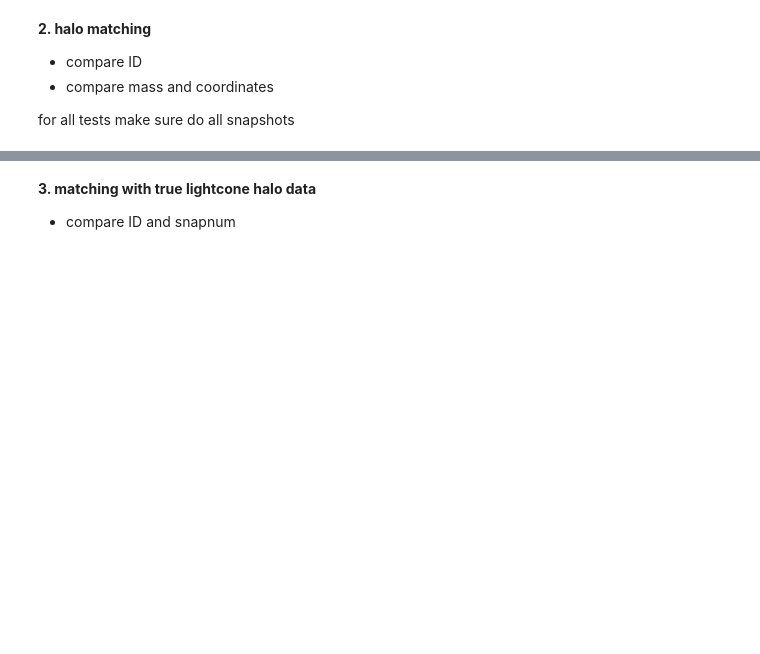
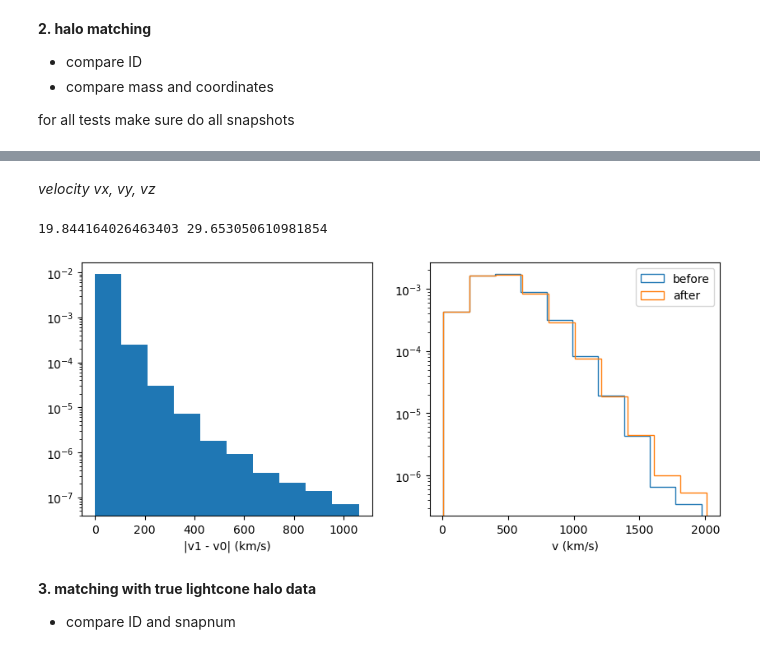
Before and after one commit to YujieH3/anisotropy-flamingo, a Jupyter notebook: notebooks/43debug_a_halo_crossing.ipynb, the cells around one changed output, grey strips where cells are left out. Cells and saved outputs as stored; diff of their text form; code cells hidden in the pictures; blank space fills up the shorter version.

```diff
--- a/notebooks/43debug_a_halo_crossing.ipynb
+++ b/notebooks/43debug_a_halo_crossing.ipynb
@@ -91,3 +119,43 @@ plt.show()
+# %% [markdown]
+*velocity vx, vy, vz*
+# %%
+import numpy as np
+x0 = np.array([])
+y0 = np.array([])
+z0 = np.array([])
+x1 = np.array([])
+y1 = np.array([])
+z1 = np.array([])
+
+with h5py.File('../data/halo_crossing.hdf5', 'r') as f:
+    for snapnum in [77, 76, 75, 74, 73, 72]:
+        x0 = np.concatenate((x0, f[f'lightcone0000/spacelike/Snapshot{snapnum:04d}/Vx'][:]))
+        y0 = np.concatenate((y0, f[f'lightcone0000/spacelike/Snapshot{snapnum:04d}/Vy'][:]))
+        z0 = np.concatenate((z0, f[f'lightcone0000/spacelike/Snapshot{snapnum:04d}/Vz'][:]))
+        x1 = np.concatenate((x1, f[f'lightcone0000/lightlike/Snapshot{snapnum - 1:04d}/Vx'][:]))
+        y1 = np.concatenate((y1, f[f'lightcone0000/lightlike/Snapshot{snapnum - 1:04d}/Vy'][:]))
+        z1 = np.concatenate((z1, f[f'lightcone0000/lightlike/Snapshot{snapnum - 1:04d}/Vz'][:]))
+
+
+import matplotlib.pyplot as plt
+v1 = np.sqrt(x0**2 + y0**2 + z0**2)
+v0 = np.sqrt(x1**2 + y1**2 + z1**2)
+v_diff = np.sqrt((x1 - x0)**2 + (y1 - y0)**2 + (z1 - z0)**2)
+print(np.median(v_diff), np.mean(v_diff))
+
+fig, ax = plt.subplots(1, 2, figsize=(10, 4))
+ax[0].hist(v_diff, log=True, density=True)
+ax[0].set_xlabel('|v1 - v0| (km/s)')
+
+ax[1].hist(v0, log=True, density=True, label='before', histtype='step')
+ax[1].hist(v1, log=True, density=True, label='after', histtype='step')
+ax[1].set_xlabel('v (km/s)')
+plt.legend()
+
+plt.show()
+# %% [output]
+19.844164026463403 29.653050610981854
+[figure, added]
 # %% [markdown]
 **3. matching with true lightcone halo data**
 - compare ID and snapnum
```
Also changed, not shown: parts of 6 cells of this notebook, 4 other files.
